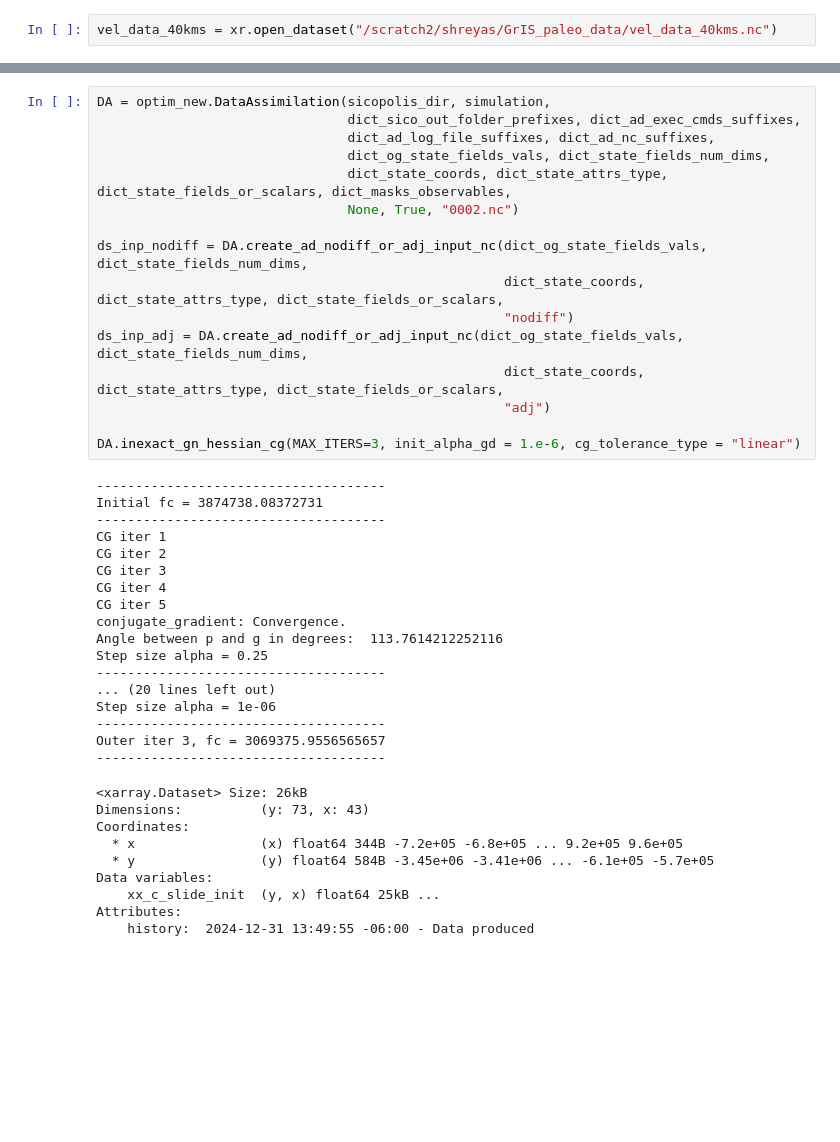
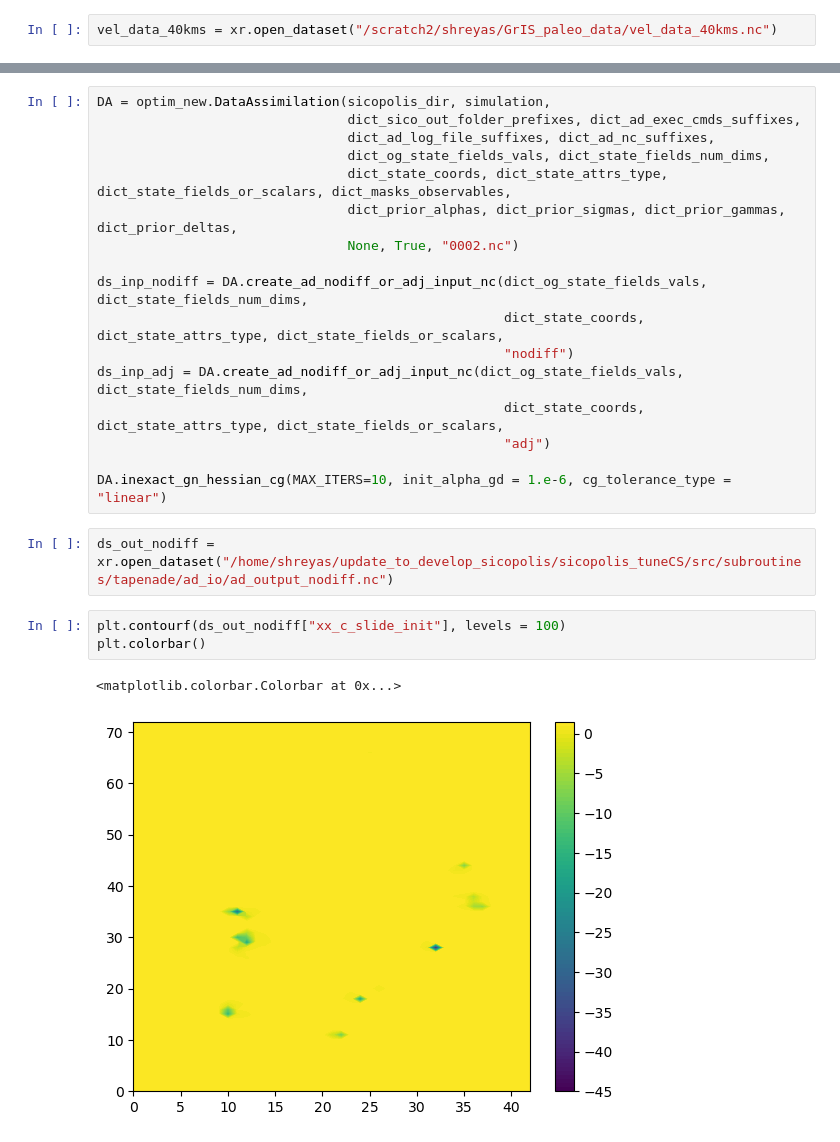
Before and after one commit to Shreyas911/pySICOPOLIS, a Jupyter notebook: examples/optim_tuneCS.ipynb, the cells around one changed output, grey strips where cells are left out. Cells and saved outputs as stored; diff of their text form; blank space fills up the shorter version.

Commit message:
Prior stuff implemented.

```diff
--- a/examples/optim_tuneCS.ipynb
+++ b/examples/optim_tuneCS.ipynb
@@ -211,6 +307,7 @@ DA = optim_new.DataAssimilation(sicopolis_dir, simulation,
                                 dict_ad_log_file_suffixes, dict_ad_nc_suffixes,
                                 dict_og_state_fields_vals, dict_state_fields_num_dims,
                                 dict_state_coords, dict_state_attrs_type, dict_state_fields_or_scalars, dict_masks_observables,
+                                dict_prior_alphas, dict_prior_sigmas, dict_prior_gammas, dict_prior_deltas,
                                 None, True, "0002.nc")
 
 ds_inp_nodiff = DA.create_ad_nodiff_or_adj_input_nc(dict_og_state_fields_vals, dict_state_fields_num_dims,
@@ -220,31 +317,12 @@ ds_inp_adj = DA.create_ad_nodiff_or_adj_input_nc(dict_og_state_fields_vals, dict
                                                     dict_state_coords, dict_state_attrs_type, dict_state_fields_or_scalars,
                                                     "adj")
 
-DA.inexact_gn_hessian_cg(MAX_ITERS=3, init_alpha_gd = 1.e-6, cg_tolerance_type = "linear")
+DA.inexact_gn_hessian_cg(MAX_ITERS=10, init_alpha_gd = 1.e-6, cg_tolerance_type = "linear")
-# %% [output]
--------------------------------------
-Initial fc = 3874738.08372731
--------------------------------------
-CG iter 1
-CG iter 2
-CG iter 3
-CG iter 4
-CG iter 5
-conjugate_gradient: Convergence.
-Angle between p and g in degrees:  113.7614212252116
-Step size alpha = 0.25
--------------------------------------
-... (20 lines left out)
-Step size alpha = 1e-06
--------------------------------------
-Outer iter 3, fc = 3069375.9556565657
--------------------------------------
-<xarray.Dataset> Size: 26kB
-Dimensions:          (y: 73, x: 43)
-Coordinates:
-  * x                (x) float64 344B -7.2e+05 -6.8e+05 ... 9.2e+05 9.6e+05
-  * y                (y) float64 584B -3.45e+06 -3.41e+06 ... -6.1e+05 -5.7e+05
-Data variables:
-    xx_c_slide_init  (y, x) float64 25kB ...
-Attributes:
-    history:  2024-12-31 13:49:55 -06:00 - Data produced
+# %%
+ds_out_nodiff = xr.open_dataset("/home/shreyas/update_to_develop_sicopolis/sicopolis_tuneCS/src/subroutines/tapenade/ad_io/ad_output_nodiff.nc")
+# %%
+plt.contourf(ds_out_nodiff["xx_c_slide_init"], levels = 100)
+plt.colorbar()
+# %% [output]
+<matplotlib.colorbar.Colorbar at 0x...>
+[figure, added]
```
Also changed, not shown: parts of 10 cells of this notebook, 2 other files.
